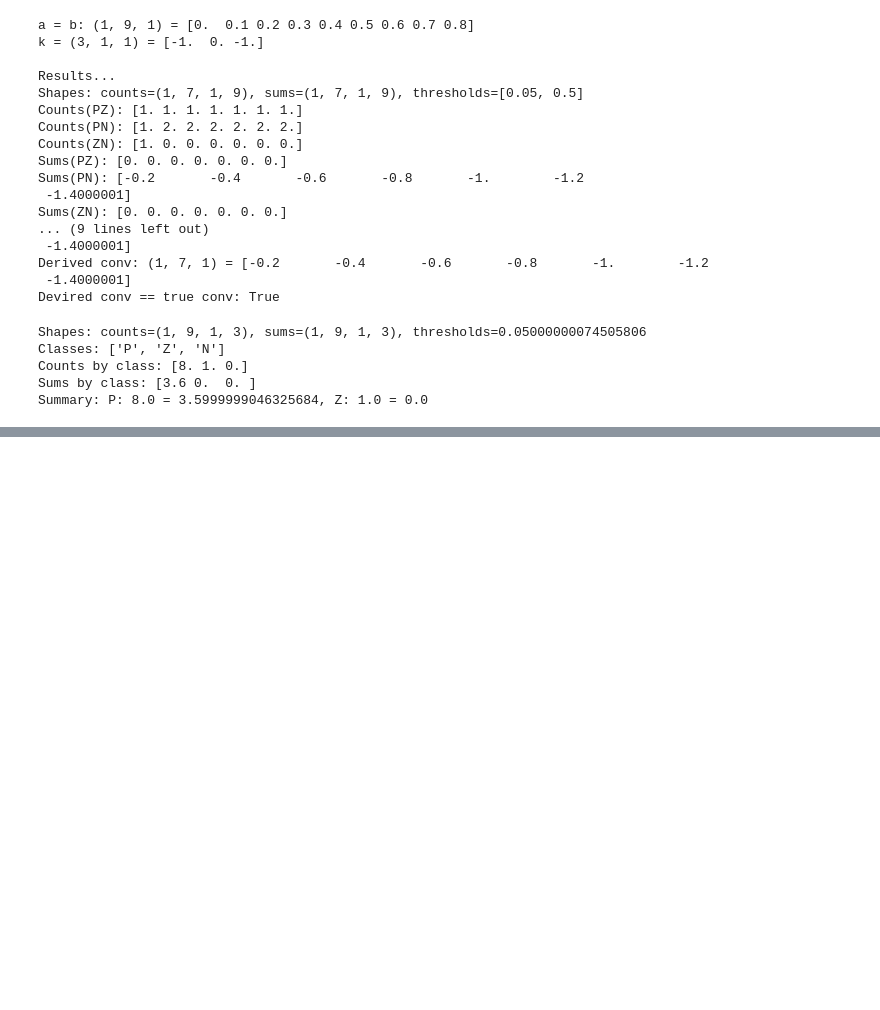
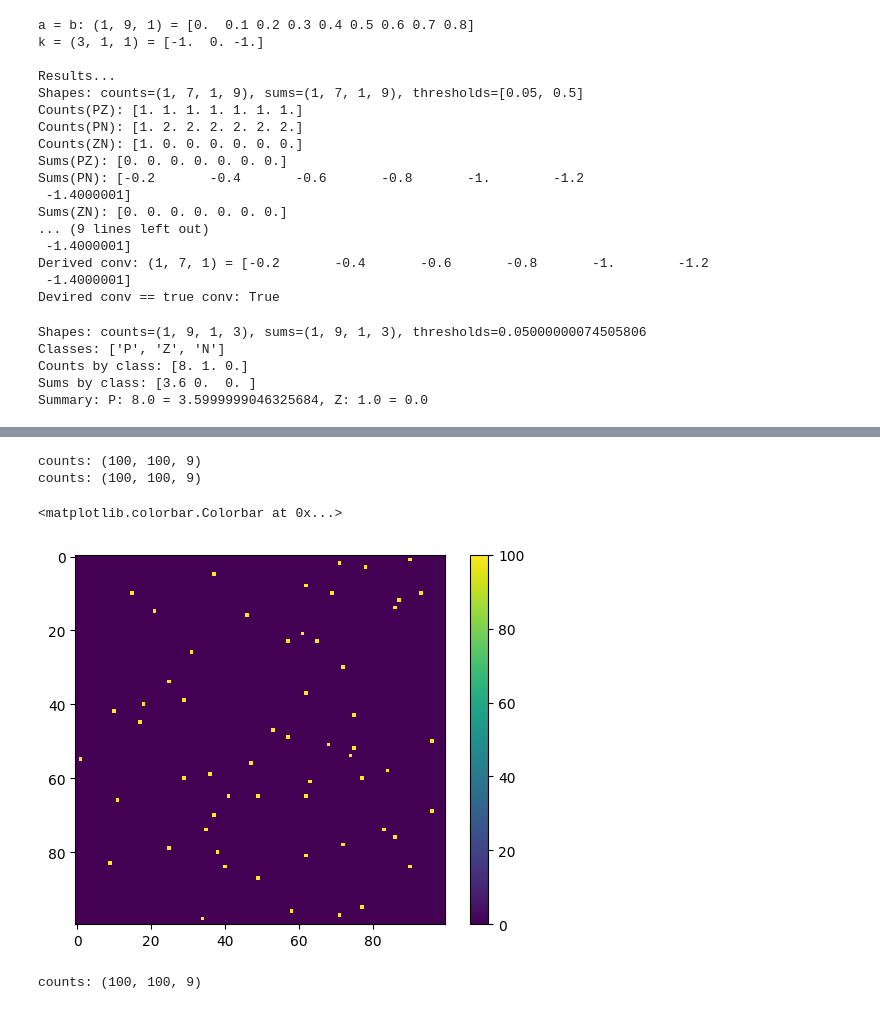
Before and after one commit to malcolmlett/training-instrumentation-toolkit, a Jupyter notebook: Learning_visualisations_v12a_MatMulExplainer.ipynb, the cells around one changed output, grey strips where cells are left out. Cells and saved outputs as stored; diff of their text form; code cells hidden in the pictures; blank space fills up the shorter version.

```diff
--- a/Learning_visualisations_v12a_MatMulExplainer.ipynb
+++ b/Learning_visualisations_v12a_MatMulExplainer.ipynb
@@ -292,0 +306,20 @@ Summary: P: 8.0 = 3.5999999046325684, Z: 1.0 = 0.0
+# %%
+res = np.matmul(a, b)
+mask = res == 0
+counts, sums = me.matmul_classify(a,b)
+#print(f"Basic summary: {me.summarise(counts, sums)}")
+print(f"counts: {counts.shape}")
+counts = counts * mask[..., np.newaxis]
+print(f"counts: {counts.shape}")
+plt.imshow(np.sum(counts, axis=-1))
+plt.colorbar()
+# %% [output]
+counts: (100, 100, 9)
+counts: (100, 100, 9)
+<matplotlib.colorbar.Colorbar at 0x...>
+[figure, added]
+# %%
+counts, sums = me.matmul_classify(a,b)
+print(f"counts: {counts.shape}")
+# %% [output]
+counts: (100, 100, 9)
```
Also changed, not shown: parts of 16 cells of this notebook.
